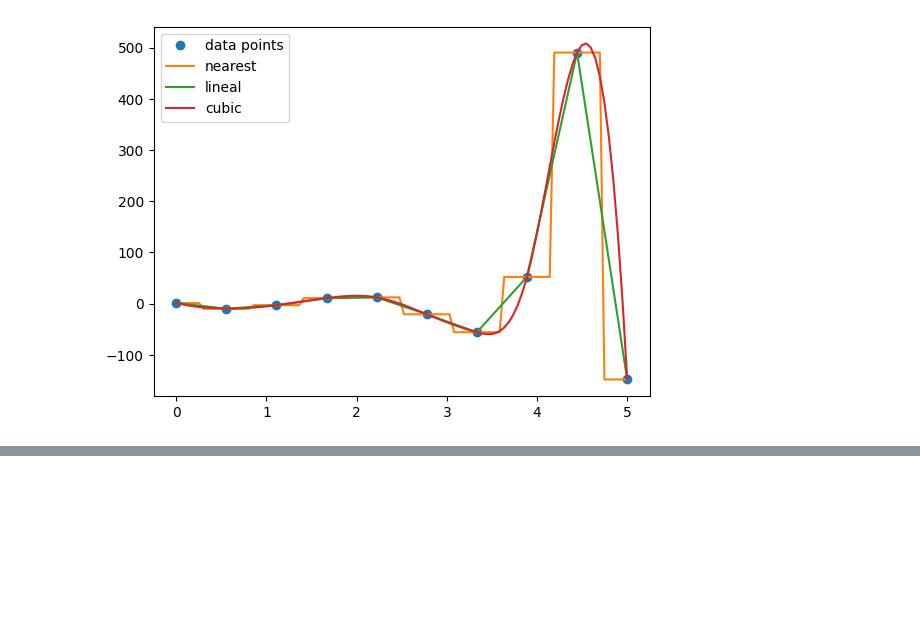
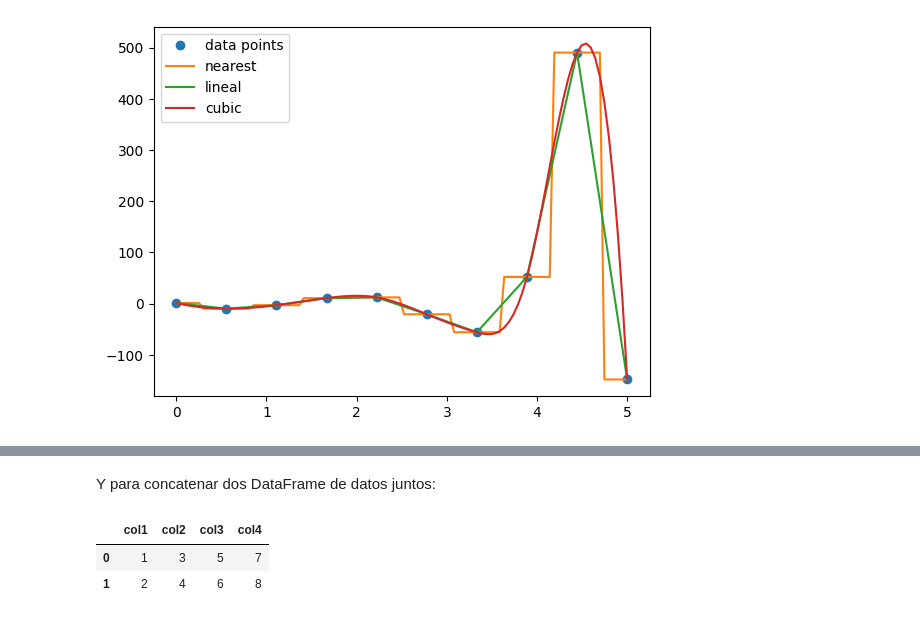
Before and after one commit to LuisPerdomo123/Finanzas, a Jupyter notebook: Paquetes_financieros.ipynb, the cells around one changed output, grey strips where cells are left out. Cells and saved outputs as stored; diff of their text form; code cells hidden in the pictures; blank space fills up the shorter version.

```diff
--- a/Paquetes_financieros.ipynb
+++ b/Paquetes_financieros.ipynb
@@ -60,0 +66,14 @@ pylab.show()
+# %%
+import pandas as pd
+
+df_1 = pd.DataFrame({'col1':[1,2],'col2':[3,4]})
+# %% [markdown]
+Y para concatenar dos DataFrame de datos juntos:
+# %%
+df_2 = pd.DataFrame({'col3':[5,6],'col4':[7,8]})
+df = pd.concat([df_1, df_2], axis=1)
+df
+# %% [output]
+|  | col1 | col2 | col3 | col4 |
+| 0 | 1 | 3 | 5 | 7 |
+| 1 | 2 | 4 | 6 | 8 |
```
Also changed, not shown: parts of 7 cells of this notebook.
